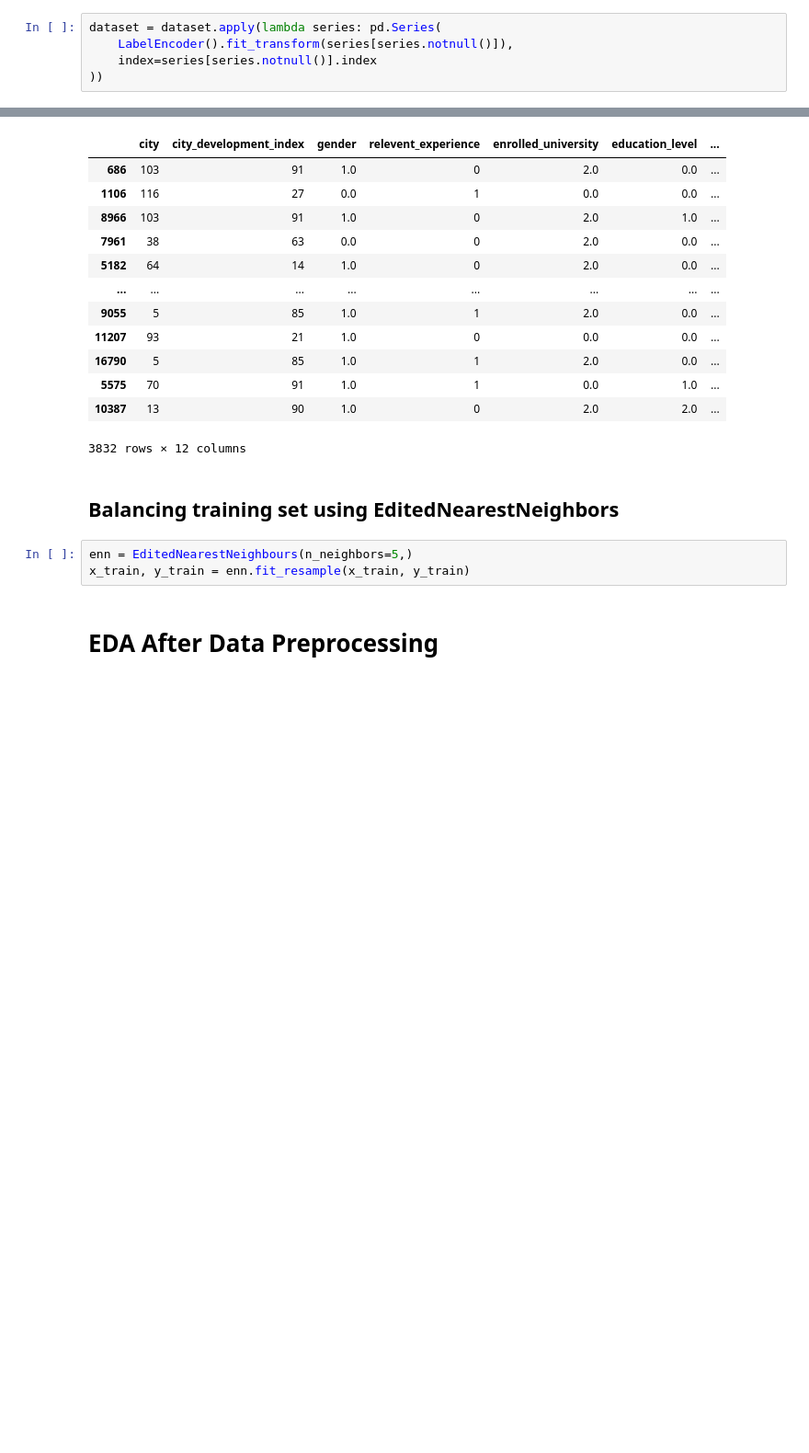
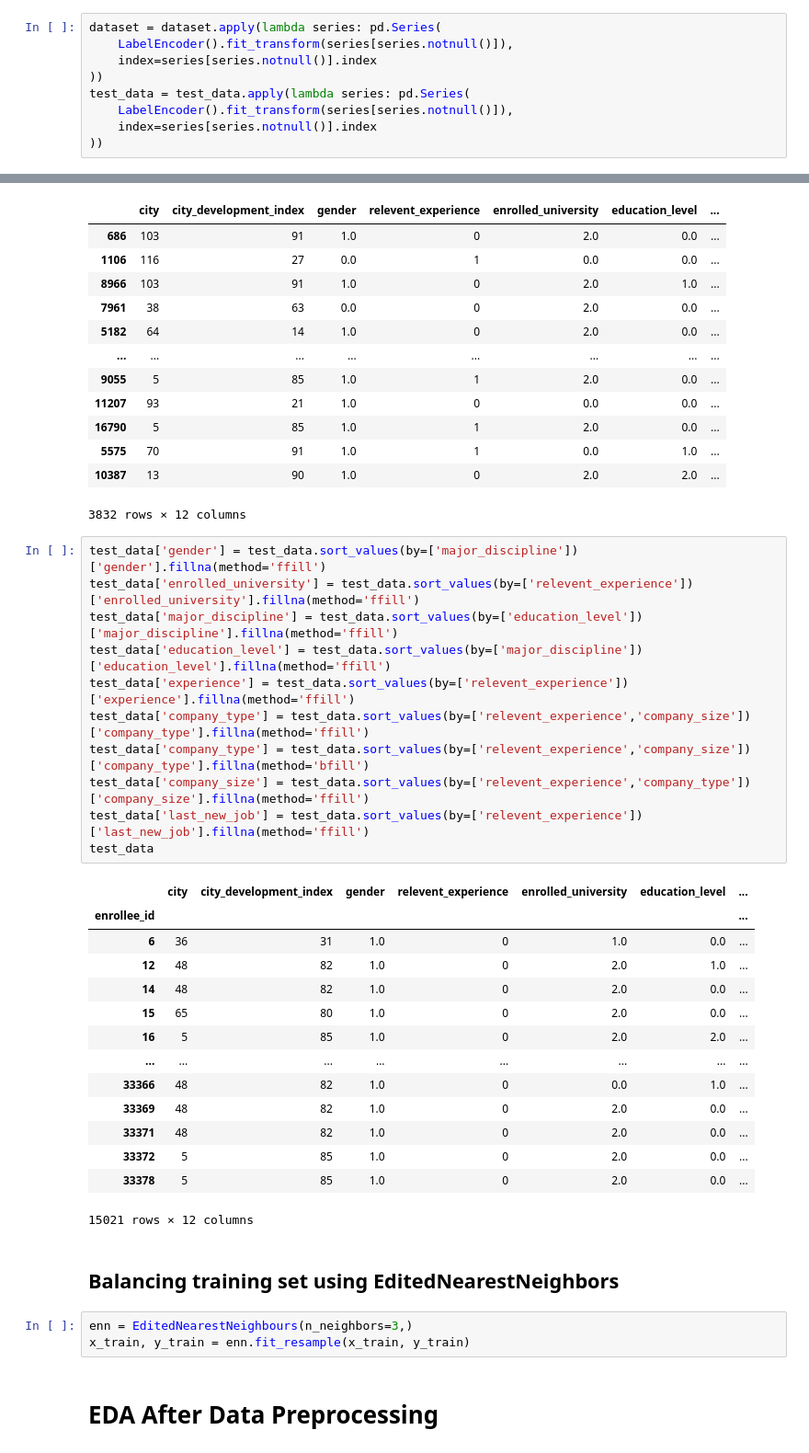
Before and after one commit to viktorjovev/hr-analytics-ds-churn, a Jupyter notebook: 186068_Project.ipynb, the cells around one changed output, grey strips where cells are left out. Shown: that part at 92% size. Drawn from its saved outputs; the diff is of its cells as text; blank space fills up the shorter version.

```diff
--- a/186068_Project.ipynb
+++ b/186068_Project.ipynb
@@ -47,6 +68,10 @@ dataset = dataset.apply(lambda series: pd.Series(
     LabelEncoder().fit_transform(series[series.notnull()]),
     index=series[series.notnull()].index
 ))
+test_data = test_data.apply(lambda series: pd.Series(
+    LabelEncoder().fit_transform(series[series.notnull()]),
+    index=series[series.notnull()].index
+))
 # %%
 dataset.head()
 # %% [output]
@@ -113,10 +149,36 @@ x_test
 | 5575 | 70 | 91 | 1.0 | 1 | 0.0 | 1.0 | ... |
 | 10387 | 13 | 90 | 1.0 | 0 | 2.0 | 2.0 | ... |
 3832 rows × 12 columns
+# %%
+test_data['gender'] = test_data.sort_values(by=['major_discipline'])['gender'].fillna(method='ffill')
+test_data['enrolled_university'] = test_data.sort_values(by=['relevent_experience'])['enrolled_university'].fillna(method='ffill')
+test_data['major_discipline'] = test_data.sort_values(by=['education_level'])['major_discipline'].fillna(method='ffill')
+test_data['education_level'] = test_data.sort_values(by=['major_discipline'])['education_level'].fillna(method='ffill')
+test_data['experience'] = test_data.sort_values(by=['relevent_experience'])['experience'].fillna(method='ffill')
+test_data['company_type'] = test_data.sort_values(by=['relevent_experience','company_size'])['company_type'].fillna(method='ffill')
+test_data['company_type'] = test_data.sort_values(by=['relevent_experience','company_size'])['company_type'].fillna(method='bfill')
+test_data['company_size'] = test_data.sort_values(by=['relevent_experience','company_type'])['company_size'].fillna(method='ffill')
+test_data['last_new_job'] = test_data.sort_values(by=['relevent_experience'])['last_new_job'].fillna(method='ffill')
+test_data
+# %% [output]
+|  | city | city_development_index | gender | relevent_experience | enrolled_university | education_level | ... |
+| enrollee_id |  |  |  |  |  |  | ... |
+| 6 | 36 | 31 | 1.0 | 0 | 1.0 | 0.0 | ... |
+| 12 | 48 | 82 | 1.0 | 0 | 2.0 | 1.0 | ... |
+| 14 | 48 | 82 | 1.0 | 0 | 2.0 | 0.0 | ... |
+| 15 | 65 | 80 | 1.0 | 0 | 2.0 | 0.0 | ... |
+| 16 | 5 | 85 | 1.0 | 0 | 2.0 | 2.0 | ... |
+| ... | ... | ... | ... | ... | ... | ... | ... |
+| 33366 | 48 | 82 | 1.0 | 0 | 0.0 | 1.0 | ... |
+| 33369 | 48 | 82 | 1.0 | 0 | 2.0 | 0.0 | ... |
+| 33371 | 48 | 82 | 1.0 | 0 | 2.0 | 0.0 | ... |
+| 33372 | 5 | 85 | 1.0 | 0 | 2.0 | 0.0 | ... |
+| 33378 | 5 | 85 | 1.0 | 0 | 2.0 | 0.0 | ... |
+15021 rows × 12 columns
 # %% [markdown]
 ## Balancing training set using EditedNearestNeighbors
 # %%
-enn = EditedNearestNeighbours(n_neighbors=5,)
+enn = EditedNearestNeighbours(n_neighbors=3,)
 x_train, y_train = enn.fit_resample(x_train, y_train)
 # %% [markdown]
 # EDA After Data Preprocessing
```
Also changed, not shown: parts of 18 cells of this notebook.
